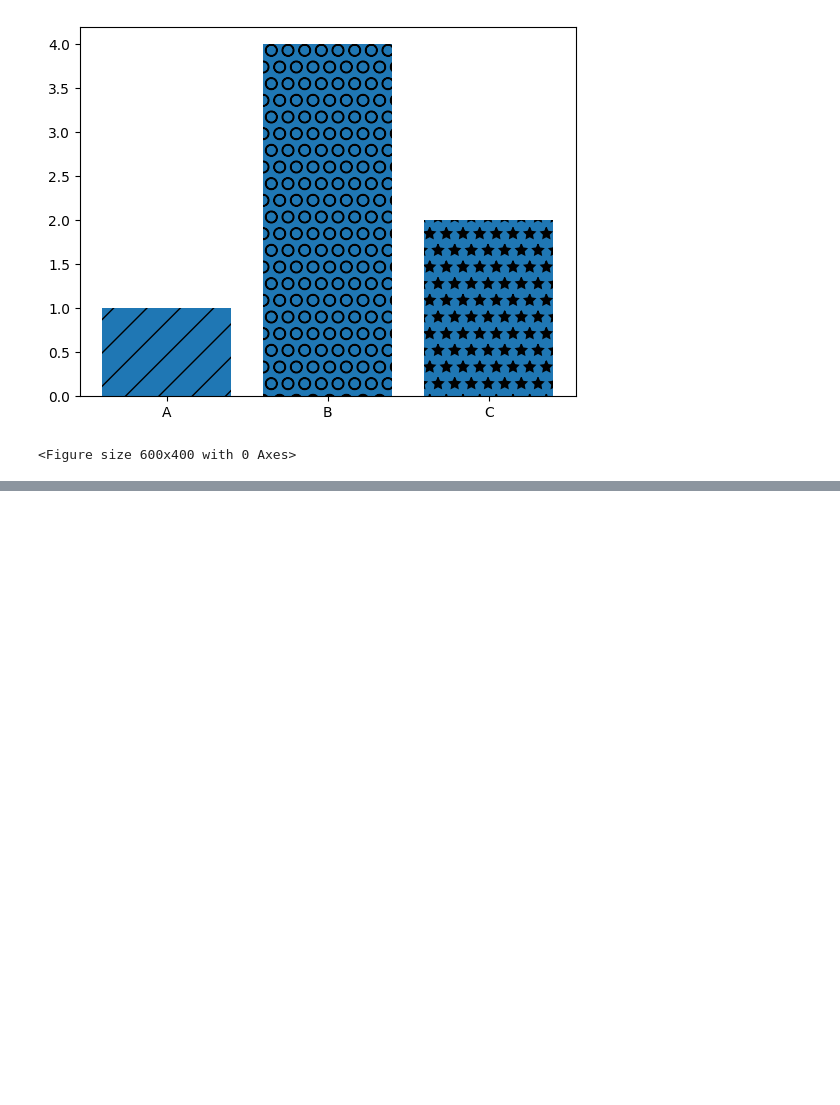
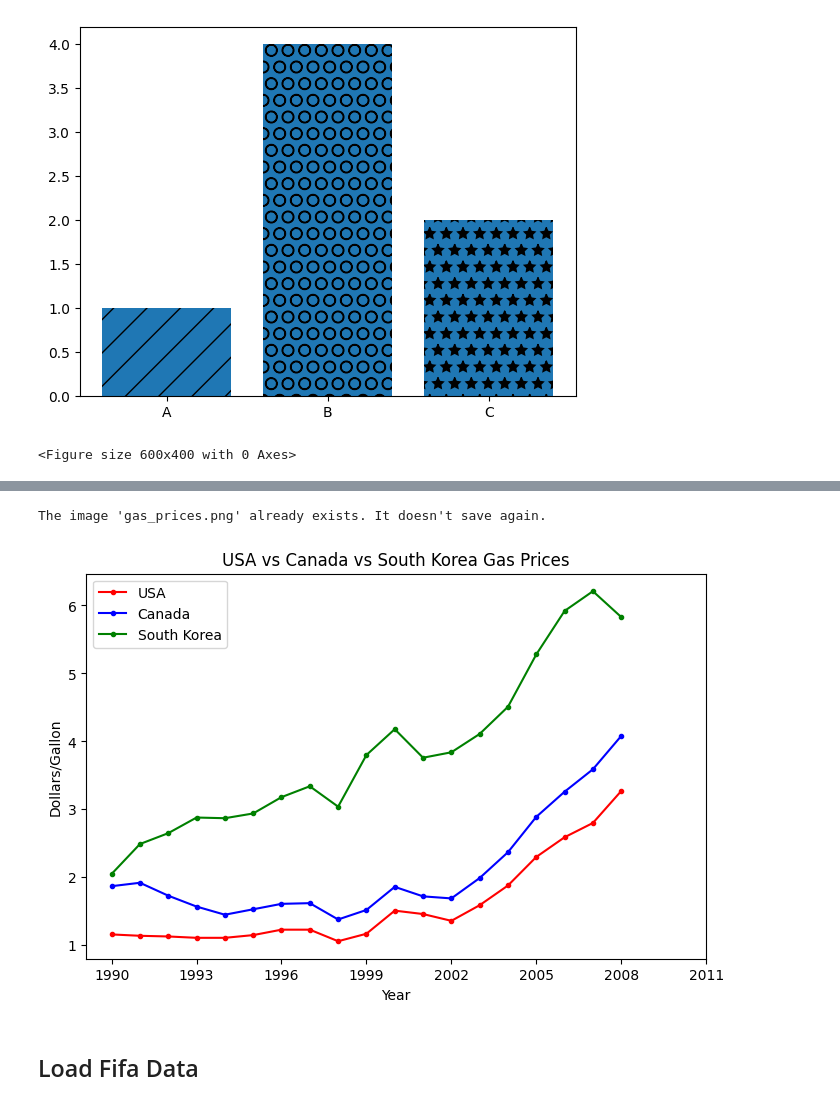
Before and after one commit to flan02/matplotlib-py, a Jupyter notebook: course-a/main.ipynb, the cells around one changed output, grey strips where cells are left out. Cells and saved outputs as stored; diff of their text form; code cells hidden in the pictures; blank space fills up the shorter version.

Commit message:
course A already completed

```diff
--- a/course-a/main.ipynb
+++ b/course-a/main.ipynb
@@ -81,0 +86,5 @@ plt.show()
+# %%
+gas = pd.read_csv('gas_prices.csv')
+
+# print(gas)
+gas # actual csv file
@@ -81,0 +133,29 @@ plt.show()
+# %%
+
+plt.figure(figsize=(8,5))
+
+plt.plot(gas.Year, gas.USA, 'r.-', label='USA')
+plt.plot(gas.Year, gas.Canada, 'b.-', label='Canada')
+plt.plot(gas.Year, gas['South Korea'], 'g.-', label='South Korea')
+
+plt.title('USA vs Canada vs South Korea Gas Prices')
+plt.ylabel('Dollars/Gallon')
+plt.xlabel('Year')
+plt.legend()
+
+#print(gas.Year)
+plt.xticks(gas.Year[::3].tolist()+[2011]) # Separate all years by 3
+
+filename = 'gas_prices.png'
+if not os.path.exists(filename):
+    plt.savefig(filename, dpi=300) # Save the graph in the current directory. 300 dpi best quality
+    print(f"Image saved as {filename}")
+else:
+    print(f"The image '{filename}' already exists. It doesn't save again.")
+
+plt.show()
+# %% [output]
+The image 'gas_prices.png' already exists. It doesn't save again.
+[figure, added]
+# %% [markdown]
+## Load Fifa Data
```
Also changed, not shown: parts of 13 cells of this notebook, 7 other files.
